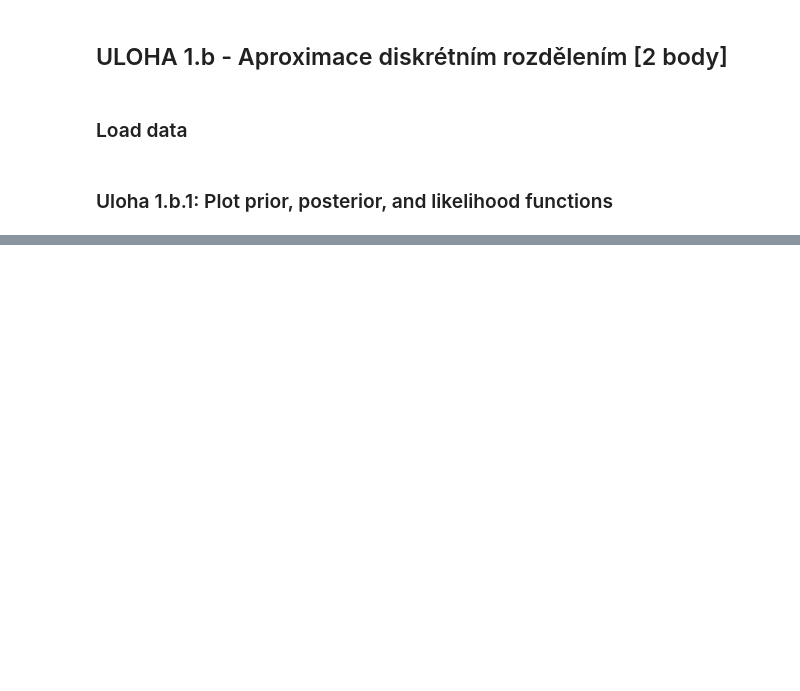
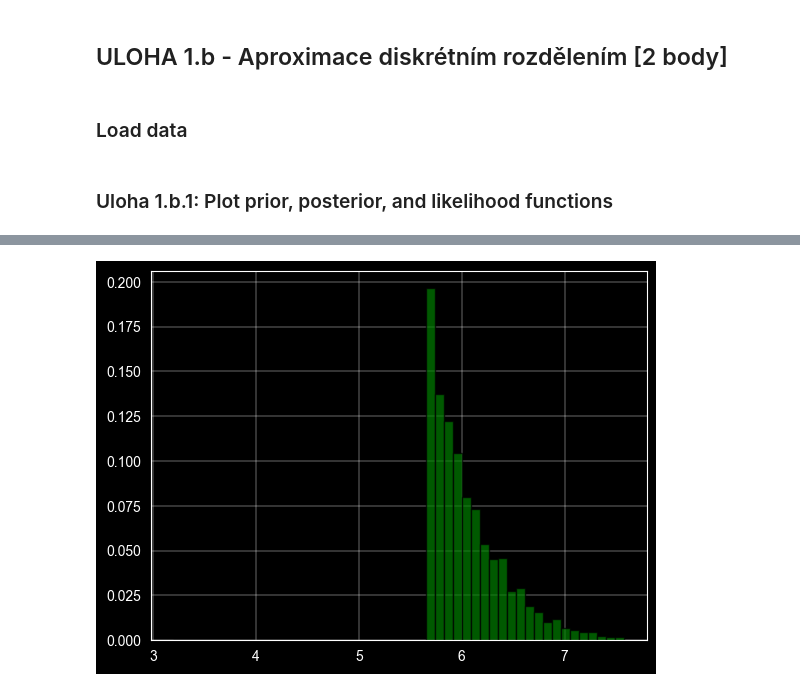
Before and after one commit to zdeneklapes/msp-project2, a Jupyter notebook: xlapes02.ipynb, the cells around one changed output, grey strips where cells are left out. Saved outputs shown, nothing was run; the diff lists cells and outputs as text; code cells hidden in the pictures; blank space fills up the shorter version.

```diff
--- a/xlapes02.ipynb
+++ b/xlapes02.ipynb
@@ -448,0 +379,8 @@ plt.show()
+# %%
+# Aposteriórna pst
+posterior_probs = likelihood * bin_height
+posterior_probs_normalized = posterior_probs / np.sum(posterior_probs)
+plt.bar(bin_centers, posterior_probs_normalized, width=bin_width, edgecolor='black', color='green', label='Aposteriórne rozdelenie', alpha=0.7)
+plt.show()
+# %% [output]
+[figure, added]
```
Also changed, not shown: parts of 21 cells of this notebook.
